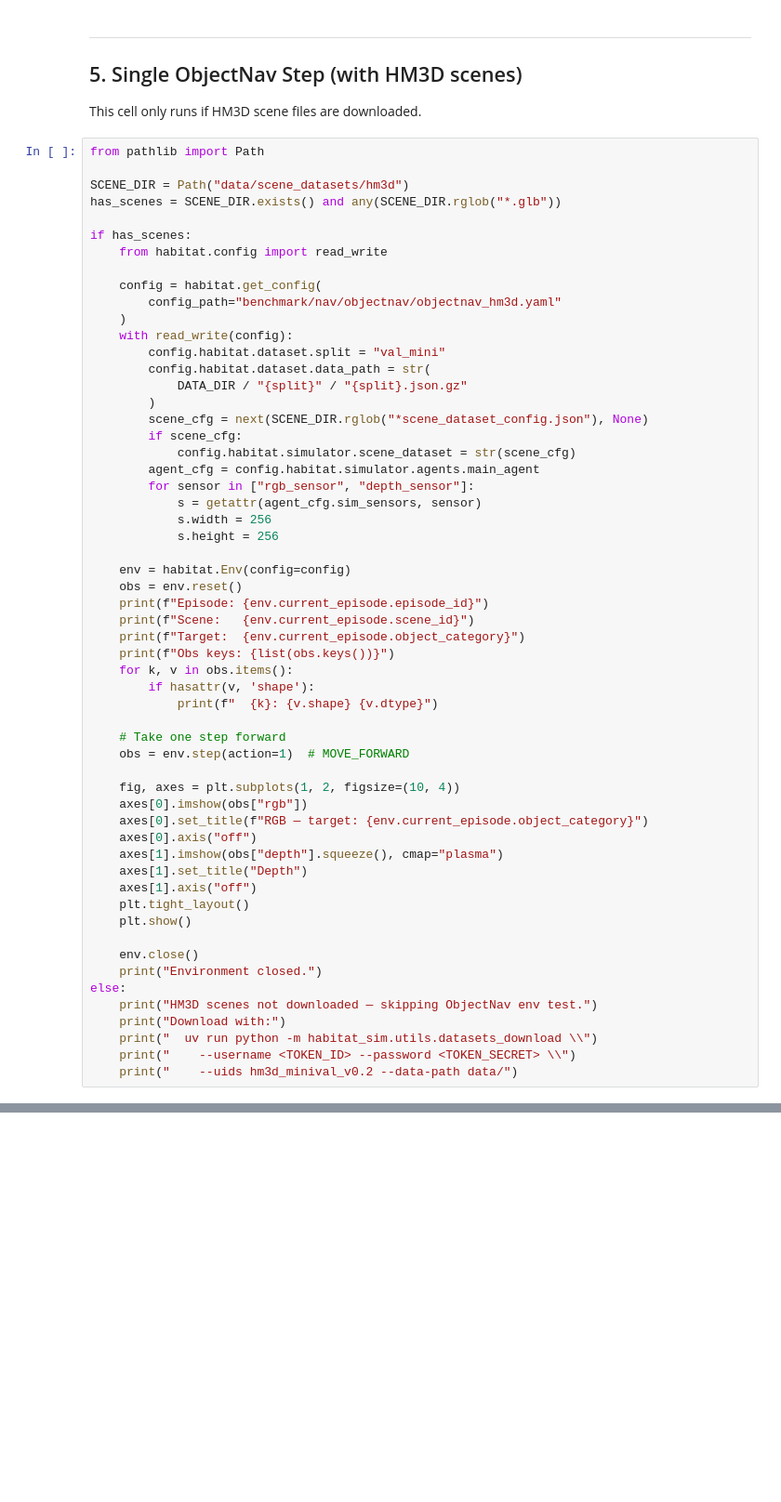
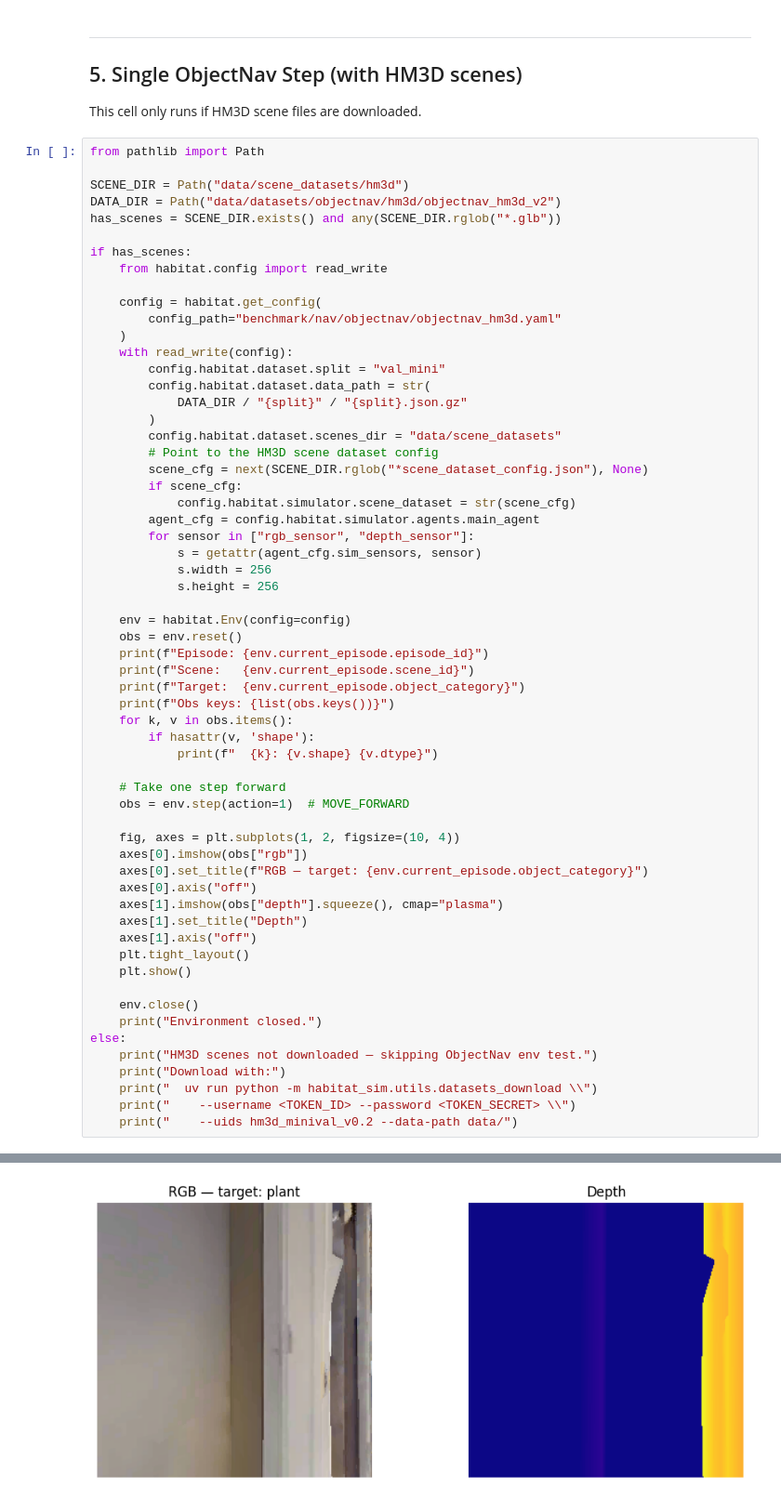
Before and after one commit to LSailer/Master-Thesis-3D-VLA, a Jupyter notebook: notebooks/habitat_headless_test.ipynb, the cells around one changed output, grey strips where cells are left out. Shown at 93% size. Drawn from its saved outputs; the diff is of its cells as text; blank space fills up the shorter version.

```diff
--- a/notebooks/habitat_headless_test.ipynb
+++ b/notebooks/habitat_headless_test.ipynb
@@ -138,6 +200,7 @@ This cell only runs if HM3D scene files are downloaded.
 from pathlib import Path
 
 SCENE_DIR = Path("data/scene_datasets/hm3d")
+DATA_DIR = Path("data/datasets/objectnav/hm3d/objectnav_hm3d_v2")
 has_scenes = SCENE_DIR.exists() and any(SCENE_DIR.rglob("*.glb"))
 
 if has_scenes:
@@ -151,6 +214,8 @@ if has_scenes:
         config.habitat.dataset.data_path = str(
             DATA_DIR / "{split}" / "{split}.json.gz"
         )
+        config.habitat.dataset.scenes_dir = "data/scene_datasets"
+        # Point to the HM3D scene dataset config
         scene_cfg = next(SCENE_DIR.rglob("*scene_dataset_config.json"), None)
         if scene_cfg:
             config.habitat.simulator.scene_dataset = str(scene_cfg)
@@ -191,3 +256,4 @@ else:
     print("  uv run python -m habitat_sim.utils.datasets_download \\")
     print("    --username <TOKEN_ID> --password <TOKEN_SECRET> \\")
     print("    --uids hm3d_minival_v0.2 --data-path data/")
+# %% [output]
@@ -193,0 +285 @@ else:
+[figure, added]
```
Also changed, not shown: parts of 6 cells of this notebook, 4 other files.
